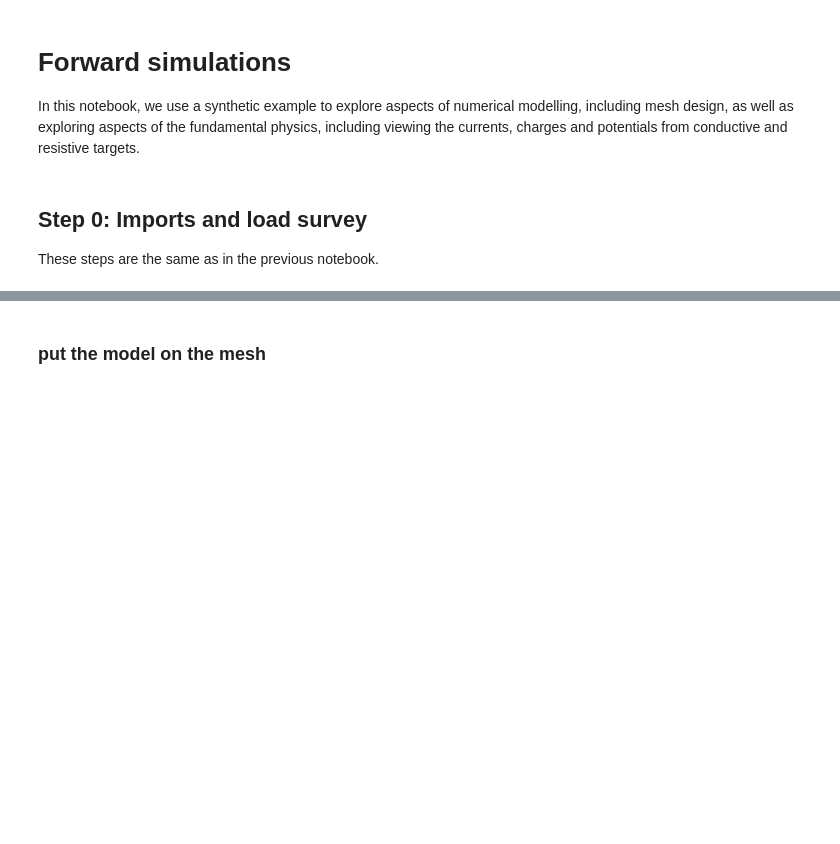
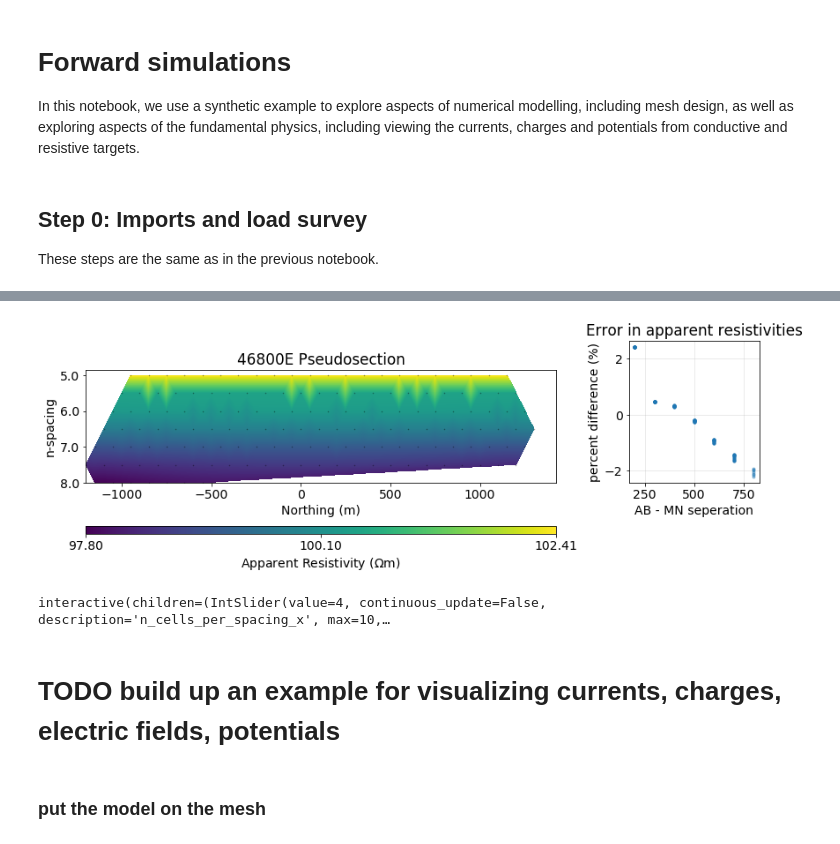
Before and after one commit to simpeg/transform-2020-simpeg, a Jupyter notebook: 2-forward-simulations-dc.ipynb, the cells around one changed output, grey strips where cells are left out. Cells and saved outputs as stored; diff of their text form; code cells hidden in the pictures; blank space fills up the shorter version.

```diff
--- a/2-forward-simulations-dc.ipynb
+++ b/2-forward-simulations-dc.ipynb
@@ -233,3 +171,0 @@ mesh
-# %%
-fig, ax = plt.subplots()
-mesh.plotGrid(ax=ax)
@@ -240,0 +275,37 @@ mesh.plotGrid(ax=ax)
+# %%
+def plot_apparent_resistivities(dpred):
+    # plot psuedosection
+    fig = plt.figure(constrained_layout=True, figsize=(12, 4))
+    gs = fig.add_gridspec(ncols=3, nrows=1)
+
+    ax0 = fig.add_subplot(gs[:2])
+    ax1 = fig.add_subplot(gs[2])
+
+    # plot the pseudosection
+    dc.utils.plot_pseudosection(
+        dpred, data_type="apparent resistivity", # clim=clim,
+        plot_type="pcolor", data_location=True, ax=ax0,
+    )
+    ax0.set_aspect(2)  # some vertical exxageration
+    ax0.set_title(f"{line} Pseudosection")
+    ax0.set_xlabel("Northing (m)")
+
+    # plot the errors in apparent resistivity relative to separation
+    mid_ab = (survey.locations_a + survey.locations_b)/2
+    mid_mn = (survey.locations_m + survey.locations_n)/2
+    seperation_ab_mn = np.abs(mid_ab - mid_mn)
+    apparent_resistivity = dc.utils.apparent_resistivity(dpred)
+    percent_error = (apparent_resistivity - halfspace_resistivity)/halfspace_resistivity*100
+
+    ax1.plot(seperation_ab_mn[:, 0], percent_error, '.', alpha=0.4)
+    ax1.set_xlabel("AB - MN seperation")
+    ax1.set_ylabel("percent difference (%)")
+    ax1.set_title("Error in apparent resistivities")
+    # ax1.set_ylim(10*np.r_[-1, 1])
+    ax1.grid(alpha=0.3)
+# %%
+halfspace_resistivity = 100
+dpred = forward_simulation_halfspace(mesh, resistivity=halfspace_resistivity)
+plot_apparent_resistivities(dpred)
+# %% [output]
+[figure, added]
@@ -241,3 +352,9 @@ mesh.plotGrid(ax=ax)
+# %%
+mesh_design_app
+# %% [output]
+interactive(children=(IntSlider(value=4, continuous_update=False, description='n_cells_per_spacing_x', max=10,…
+# %% [markdown]
+# TODO build up an example for visualizing currents, charges, electric fields, potentials
 # %%
 rho_background = 100
 rho_resistive_block = 1000
```
Also changed, not shown: parts of 16 cells of this notebook, 1 other file.
